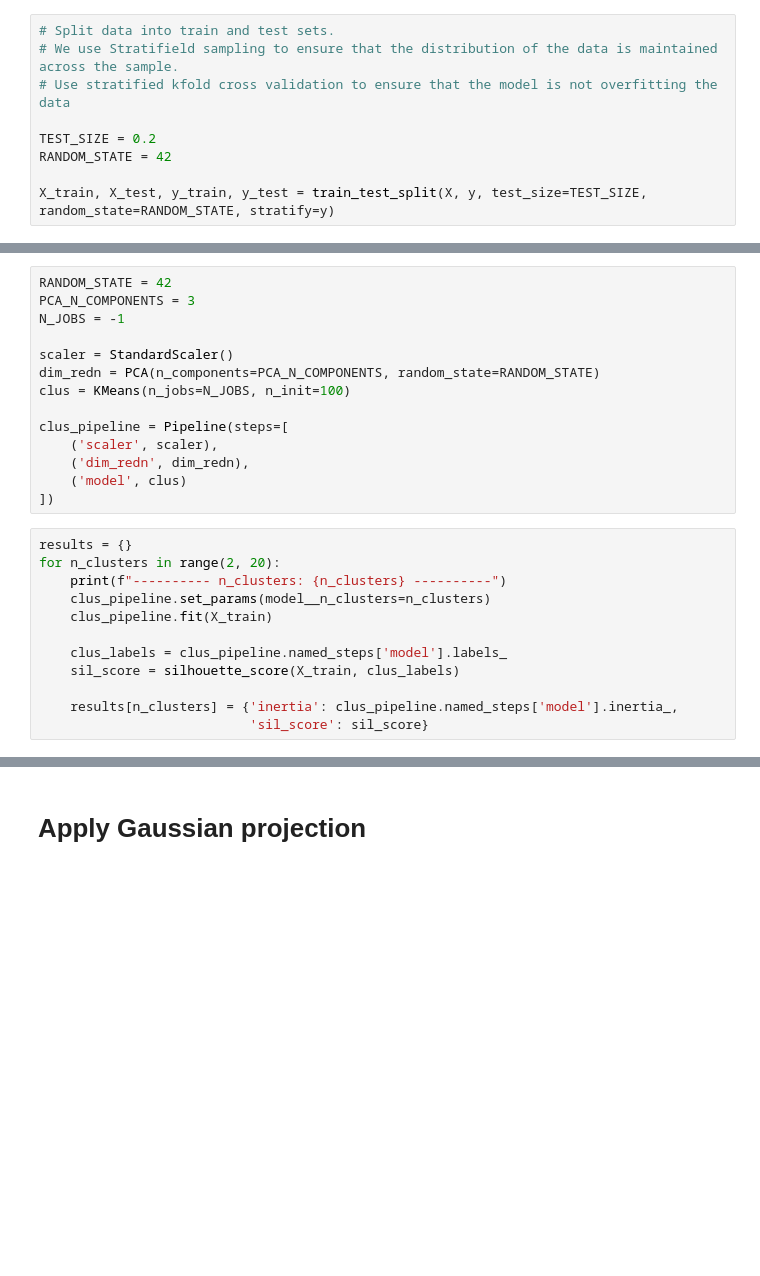
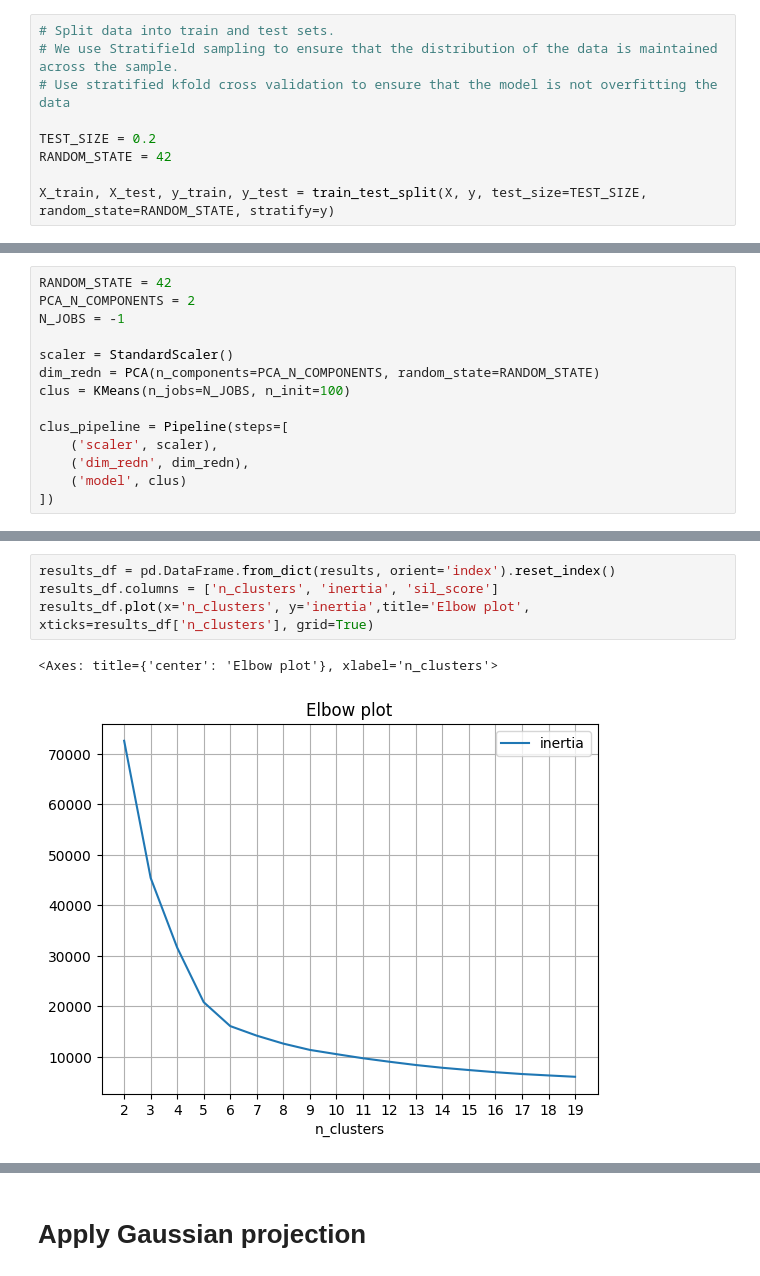
Before and after one commit to PavanKB/PS_3, a Jupyter notebook: dim_red_kmeans_dry_beans.ipynb, the cells around one changed output, grey strips where cells are left out. Cells and saved outputs as stored; diff of their text form; blank space fills up the shorter version.

```diff
--- a/dim_red_kmeans_dry_beans.ipynb
+++ b/dim_red_kmeans_dry_beans.ipynb
@@ -43,6 +43,6 @@ X_train, X_test, y_train, y_test = train_test_split(X, y, test_size=TEST_SIZE, r
 # %%
 RANDOM_STATE = 42
-PCA_N_COMPONENTS = 3
+PCA_N_COMPONENTS = 2
 N_JOBS = -1
 
 scaler = StandardScaler()
@@ -54,15 +54,3 @@ clus_pipeline = Pipeline(steps=[
     ('dim_redn', dim_redn),
     ('model', clus)
 ])
-# %%
-results = {}
-for n_clusters in range(2, 20):
-    print(f"---------- n_clusters: {n_clusters} ----------")
-    clus_pipeline.set_params(model__n_clusters=n_clusters)
-    clus_pipeline.fit(X_train)
-
-    clus_labels = clus_pipeline.named_steps['model'].labels_
-    sil_score = silhouette_score(X_train, clus_labels)
-
-    results[n_clusters] = {'inertia': clus_pipeline.named_steps['model'].inertia_,
-                           'sil_score': sil_score}
@@ -87,0 +90,7 @@ for n_clusters in range(2, 20):
+# %%
+results_df = pd.DataFrame.from_dict(results, orient='index').reset_index()
+results_df.columns = ['n_clusters', 'inertia', 'sil_score']
+results_df.plot(x='n_clusters', y='inertia',title='Elbow plot', xticks=results_df['n_clusters'], grid=True)
+# %% [output]
+<Axes: title={'center': 'Elbow plot'}, xlabel='n_clusters'>
+[figure, added]
```
Also changed, not shown: parts of 37 cells of this notebook, 1 other file.
